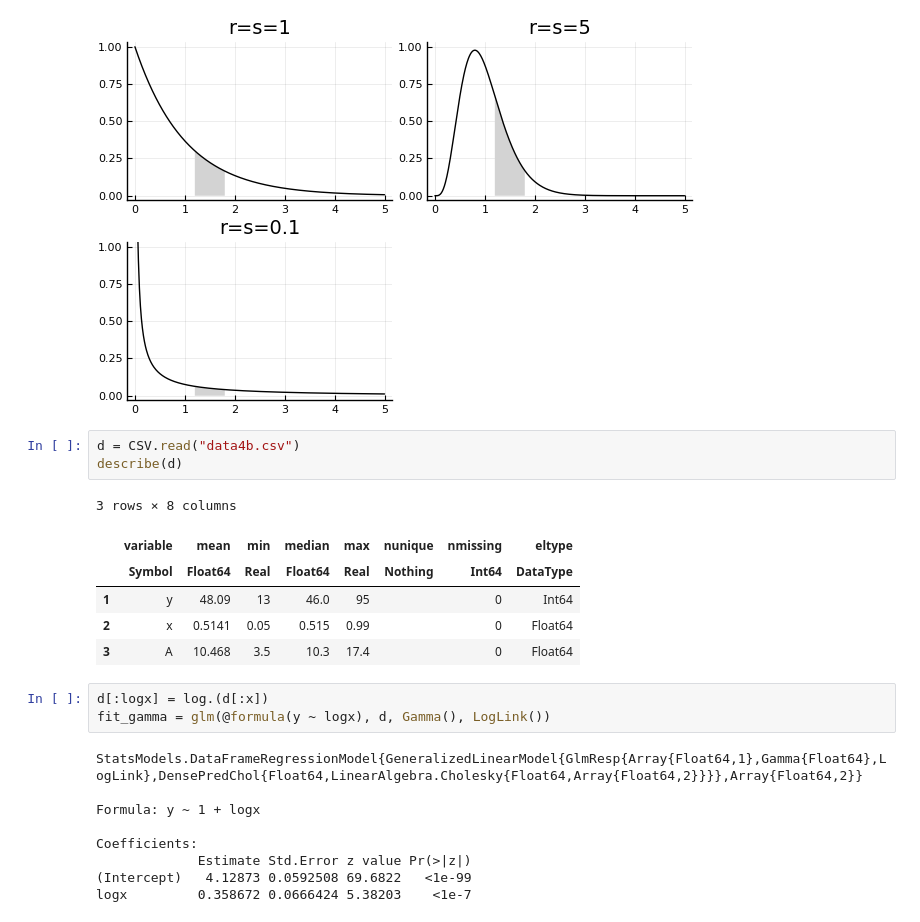
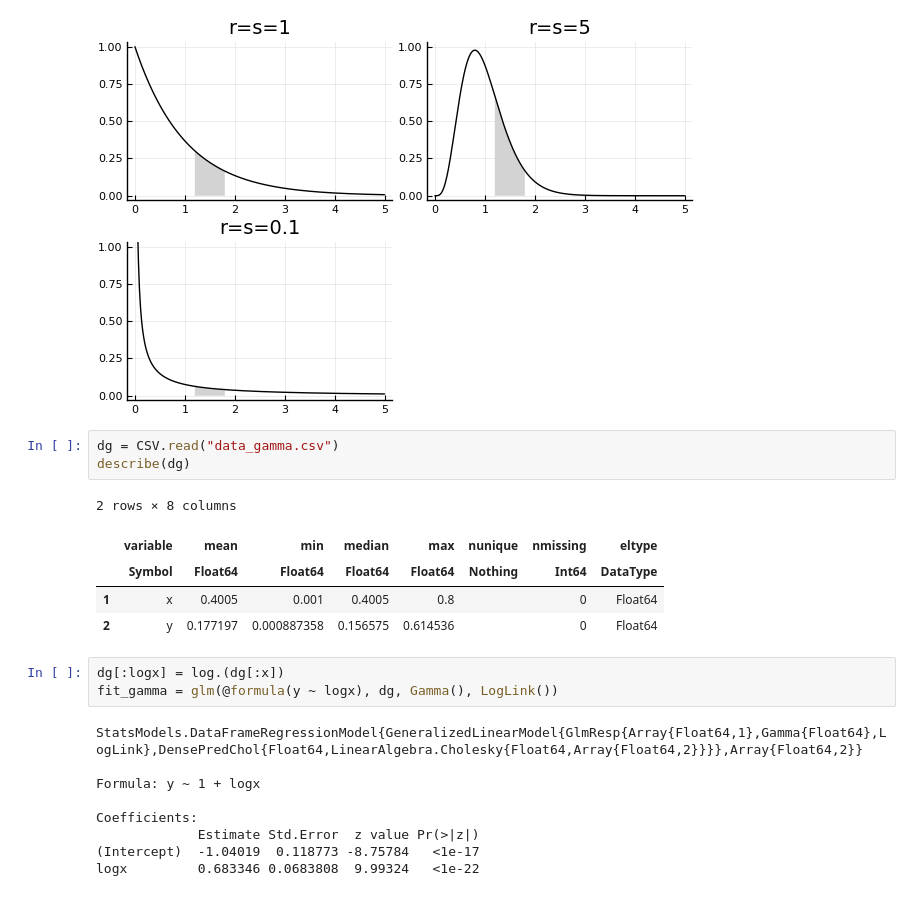
Before and after one commit to JikanBae/kubo-midoribon-julia, a Jupyter notebook: ch6.ipynb, the cells around one changed output. Drawn from its saved outputs; the diff is of its cells as text.

```diff
--- a/ch6.ipynb
+++ b/ch6.ipynb
@@ -408,24 +448,23 @@ plot!(y, pdf.(Gamma(0.1, 1/0.1), y), linecolor=:black, subplot=3, title="r=s=0.1
 # %% [output]
 [figure]
 # %%
-d = CSV.read("data4b.csv")
-describe(d)
+dg = CSV.read("data_gamma.csv")
+describe(dg)
 # %% [output]
-3 rows × 8 columns
+2 rows × 8 columns
 |  | variable | mean | min | median | max | nunique | nmissing | eltype |
-|  | Symbol | Float64 | Real | Float64 | Real | Nothing | Int64 | DataType |
-| 1 | y | 48.09 | 13 | 46.0 | 95 |  | 0 | Int64 |
-| 2 | x | 0.5141 | 0.05 | 0.515 | 0.99 |  | 0 | Float64 |
-| 3 | A | 10.468 | 3.5 | 10.3 | 17.4 |  | 0 | Float64 |
+|  | Symbol | Float64 | Float64 | Float64 | Float64 | Nothing | Int64 | DataType |
+| 1 | x | 0.4005 | 0.001 | 0.4005 | 0.8 |  | 0 | Float64 |
+| 2 | y | 0.177197 | 0.000887358 | 0.156575 | 0.614536 |  | 0 | Float64 |
 # %%
-d[:logx] = log.(d[:x])
-fit_gamma = glm(@formula(y ~ logx), d, Gamma(), LogLink())
+dg[:logx] = log.(dg[:x])
+fit_gamma = glm(@formula(y ~ logx), dg, Gamma(), LogLink())
 # %% [output]
 StatsModels.DataFrameRegressionModel{GeneralizedLinearModel{GlmResp{Array{Float64,1},Gamma{Float64},LogLink},DensePredChol{Float64,LinearAlgebra.Cholesky{Float64,Array{Float64,2}}}},Array{Float64,2}}
 
 Formula: y ~ 1 + logx
 
 Coefficients:
-             Estimate Std.Error z value Pr(>|z|)
-(Intercept)   4.12873 0.0592508 69.6822   <1e-99
-logx         0.358672 0.0666424 5.38203    <1e-7
+             Estimate Std.Error  z value Pr(>|z|)
+(Intercept)  -1.04019  0.118773 -8.75784   <1e-17
+logx         0.683346 0.0683808  9.99324   <1e-22
```
Also changed, not shown: parts of 11 cells of this notebook, 4 other files.
